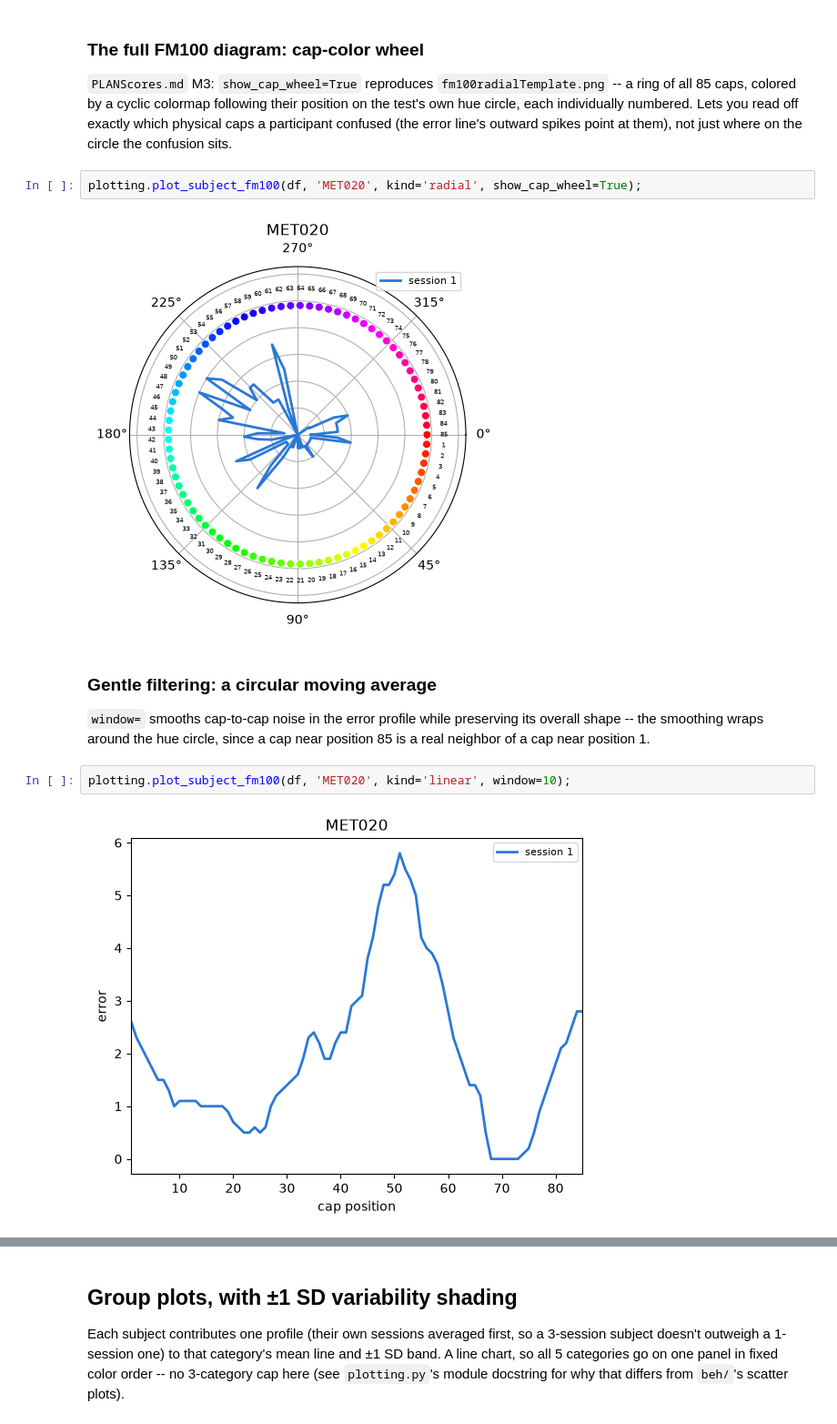
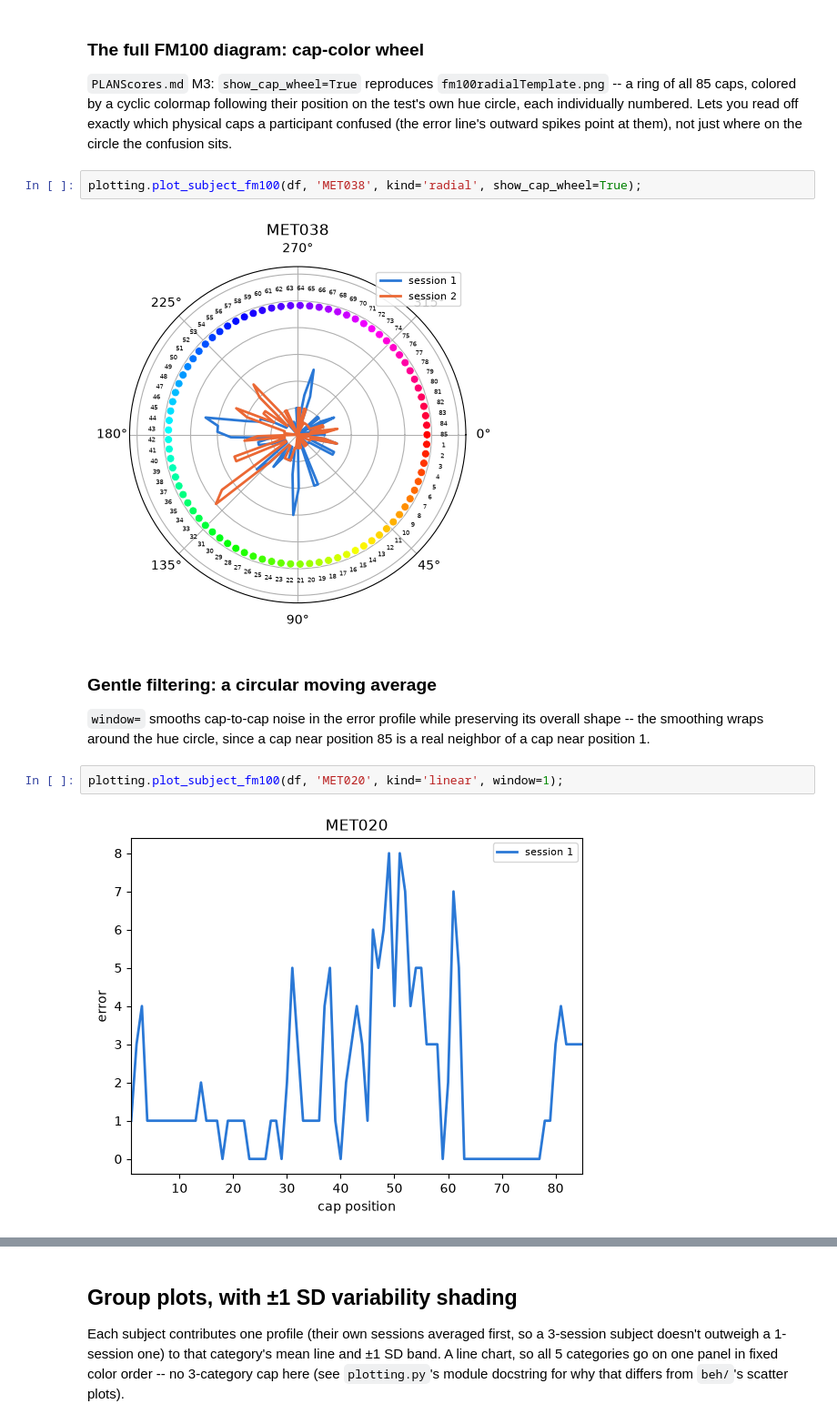
Before and after one commit to zevaz13/DataAnalysisGeneral, a Jupyter notebook: standardizedScores/FM100/notebooks/01_explore.ipynb, the cells around one changed output, grey strips where cells are left out. Shown at 91% size. Saved outputs shown, nothing was run; the diff lists cells and outputs as text.

```diff
--- a/standardizedScores/FM100/notebooks/01_explore.ipynb
+++ b/standardizedScores/FM100/notebooks/01_explore.ipynb
@@ -101,9 +100,9 @@ individually numbered. Lets you read off exactly which physical caps a
 participant confused (the error line's outward spikes point at them),
 not just where on the circle the confusion sits.
 # %%
-plotting.plot_subject_fm100(df, 'MET020', kind='radial', show_cap_wheel=True);
+plotting.plot_subject_fm100(df, 'MET038', kind='radial', show_cap_wheel=True);
 # %% [output]
-[figure, old version]
+[figure, new version]
 # %% [markdown]
 ### Gentle filtering: a circular moving average
 
@@ -111,6 +110,6 @@ plotting.plot_subject_fm100(df, 'MET020', kind='radial', show_cap_wheel=True);
 its overall shape -- the smoothing wraps around the hue circle, since a cap
 near position 85 is a real neighbor of a cap near position 1.
 # %%
-plotting.plot_subject_fm100(df, 'MET020', kind='linear', window=10);
+plotting.plot_subject_fm100(df, 'MET020', kind='linear', window=1);
 # %% [output]
-[figure, old version]
+[figure, new version]
```
Also changed, not shown: parts of 6 cells of this notebook, 22 other files.
